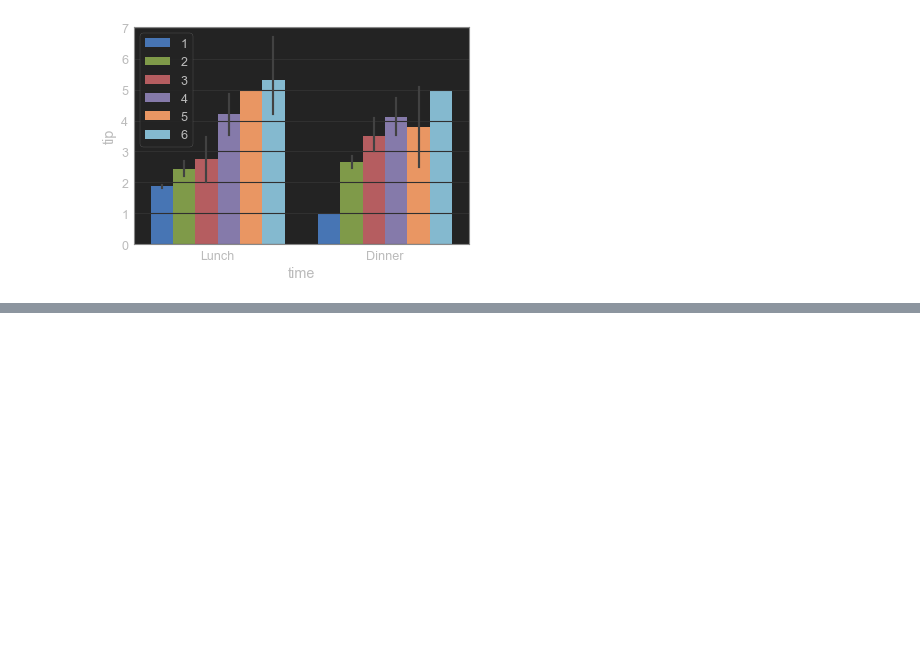
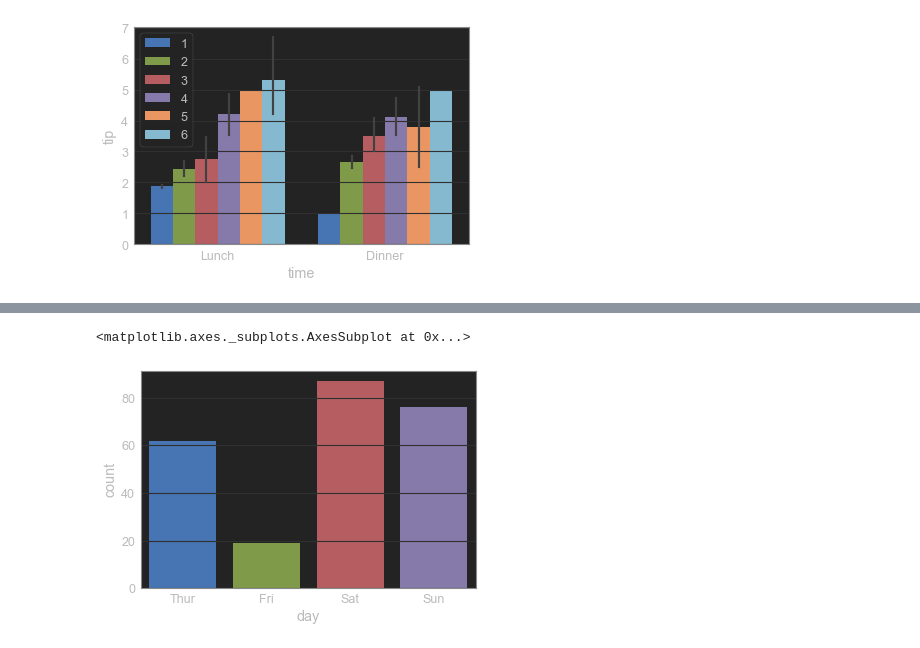
Before and after one commit to rochafialvin/python-analys, a Jupyter notebook: 4. Seaborn.ipynb, the cells around one changed output, grey strips where cells are left out. Drawn from its saved outputs; the diff is of its cells as text; code cells hidden in the pictures; blank space fills up the shorter version.

```diff
--- a/4. Seaborn.ipynb
+++ b/4. Seaborn.ipynb
@@ -195,0 +225,6 @@ ax.legend(loc='best')
+# %%
+# Banyaknya transaksi per hari
+sns.countplot(x='day', data=dfTips)
+# %% [output]
+<matplotlib.axes._subplots.AxesSubplot at 0x...>
+[figure, added]
```
Also changed, not shown: parts of 8 cells of this notebook.
